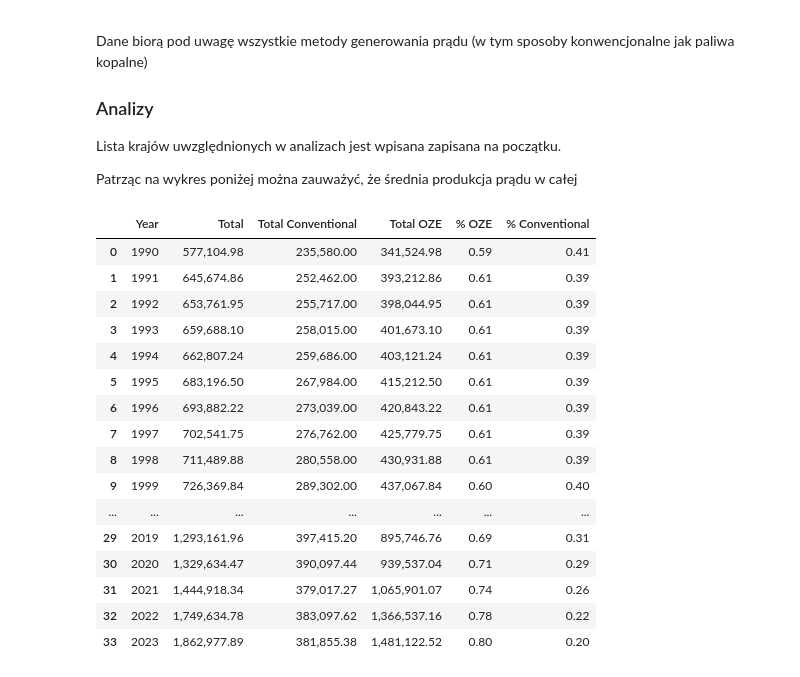
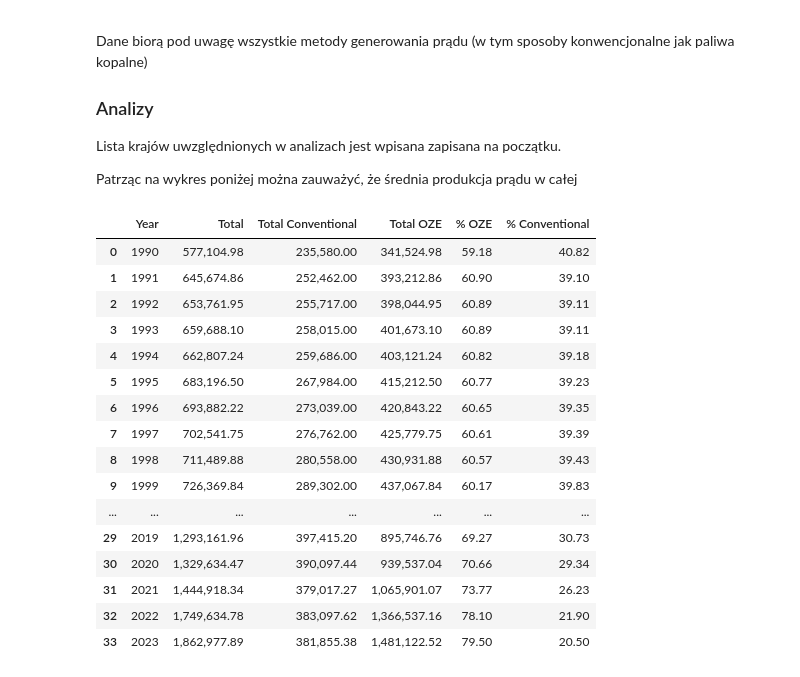
Before and after one commit to tismiracle/Share-of-energy-from-renewable-sources--nrg_ind_share-, a Jupyter notebook: notebook.ipynb, the cells around one changed output. Cells and saved outputs as stored; diff of their text form; code cells hidden in the pictures.

```diff
--- a/notebook.ipynb
+++ b/notebook.ipynb
@@ -552,47 +551,44 @@ oze_chart = create_plot(oze_means_df["Years"].values, oze_means_df["Means"].valu
 # %%
 # COMBINE WSZYSTKIE SREDNIE I ZROB TAK BY SPRAWDZIC ILE TO JEST PROCENTOWO
 df_sorted_filtered_useful
 
 conventional = df_sorted_filtered_useful[(df_sorted["Type of fuel"] == "CF") | (df_sorted["Type of fuel"] == "X9900")]
 conventional = conventional.sum().to_frame().reset_index()
 conventional.columns = ["Year Conventional", "Total Conventional"]
 
 oze = df_sorted_filtered_useful[(df_sorted["Type of fuel"] != "CF") & (df_sorted["Type of fuel"] != "X9900")]
 oze = oze.sum().to_frame().reset_index()
 oze.columns = ["Year OZE", "Total OZE"]
 
 
 total = df_sorted_filtered_useful.sum().to_frame().reset_index()
 total.columns = ["Year", "Total"]
 total
 
 table_full = pandas.concat([total, conventional, oze], axis=1)
 table_full = table_full.drop(columns=["Year Conventional", "Year OZE"])
-table_full["% OZE"] = table_full["Total OZE"] / table_full["Total"]
-table_full["% Conventional"] = table_full["Total Conventional"] / table_full["Total"]
+table_full["% OZE"] = ((table_full["Total OZE"] / table_full["Total"]) * 100)
+table_full["% Conventional"] = ((table_full["Total Conventional"] / table_full["Total"]) * 100)
 table_full
 
 table_full.style.format(precision=2, thousands=",")
-
-
-# oze
 # %% [output]
 |  | Year | Total | Total Conventional | Total OZE | % OZE | % Conventional |
-| 0 | 1990 | 577,104.98 | 235,580.00 | 341,524.98 | 0.59 | 0.41 |
-| 1 | 1991 | 645,674.86 | 252,462.00 | 393,212.86 | 0.61 | 0.39 |
-| 2 | 1992 | 653,761.95 | 255,717.00 | 398,044.95 | 0.61 | 0.39 |
-| 3 | 1993 | 659,688.10 | 258,015.00 | 401,673.10 | 0.61 | 0.39 |
-| 4 | 1994 | 662,807.24 | 259,686.00 | 403,121.24 | 0.61 | 0.39 |
-| 5 | 1995 | 683,196.50 | 267,984.00 | 415,212.50 | 0.61 | 0.39 |
-| 6 | 1996 | 693,882.22 | 273,039.00 | 420,843.22 | 0.61 | 0.39 |
-| 7 | 1997 | 702,541.75 | 276,762.00 | 425,779.75 | 0.61 | 0.39 |
-| 8 | 1998 | 711,489.88 | 280,558.00 | 430,931.88 | 0.61 | 0.39 |
-| 9 | 1999 | 726,369.84 | 289,302.00 | 437,067.84 | 0.60 | 0.40 |
+| 0 | 1990 | 577,104.98 | 235,580.00 | 341,524.98 | 59.18 | 40.82 |
+| 1 | 1991 | 645,674.86 | 252,462.00 | 393,212.86 | 60.90 | 39.10 |
+| 2 | 1992 | 653,761.95 | 255,717.00 | 398,044.95 | 60.89 | 39.11 |
+| 3 | 1993 | 659,688.10 | 258,015.00 | 401,673.10 | 60.89 | 39.11 |
+| 4 | 1994 | 662,807.24 | 259,686.00 | 403,121.24 | 60.82 | 39.18 |
+| 5 | 1995 | 683,196.50 | 267,984.00 | 415,212.50 | 60.77 | 39.23 |
+| 6 | 1996 | 693,882.22 | 273,039.00 | 420,843.22 | 60.65 | 39.35 |
+| 7 | 1997 | 702,541.75 | 276,762.00 | 425,779.75 | 60.61 | 39.39 |
+| 8 | 1998 | 711,489.88 | 280,558.00 | 430,931.88 | 60.57 | 39.43 |
+| 9 | 1999 | 726,369.84 | 289,302.00 | 437,067.84 | 60.17 | 39.83 |
 | ... | ... | ... | ... | ... | ... | ... |
-| 29 | 2019 | 1,293,161.96 | 397,415.20 | 895,746.76 | 0.69 | 0.31 |
-| 30 | 2020 | 1,329,634.47 | 390,097.44 | 939,537.04 | 0.71 | 0.29 |
-| 31 | 2021 | 1,444,918.34 | 379,017.27 | 1,065,901.07 | 0.74 | 0.26 |
-| 32 | 2022 | 1,749,634.78 | 383,097.62 | 1,366,537.16 | 0.78 | 0.22 |
-| 33 | 2023 | 1,862,977.89 | 381,855.38 | 1,481,122.52 | 0.80 | 0.20 |
+| 29 | 2019 | 1,293,161.96 | 397,415.20 | 895,746.76 | 69.27 | 30.73 |
+| 30 | 2020 | 1,329,634.47 | 390,097.44 | 939,537.04 | 70.66 | 29.34 |
+| 31 | 2021 | 1,444,918.34 | 379,017.27 | 1,065,901.07 | 73.77 | 26.23 |
+| 32 | 2022 | 1,749,634.78 | 383,097.62 | 1,366,537.16 | 78.10 | 21.90 |
+| 33 | 2023 | 1,862,977.89 | 381,855.38 | 1,481,122.52 | 79.50 | 20.50 |
 # %%
 #PROCENTOWY UDZIAŁ KONWENCJONALNYCH I OZE
```
Also changed, not shown: parts of 2 cells of this notebook.
